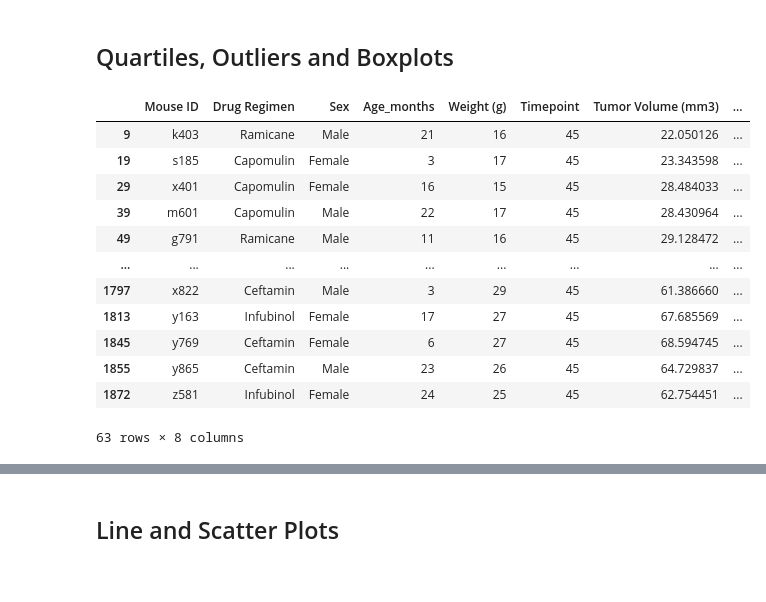
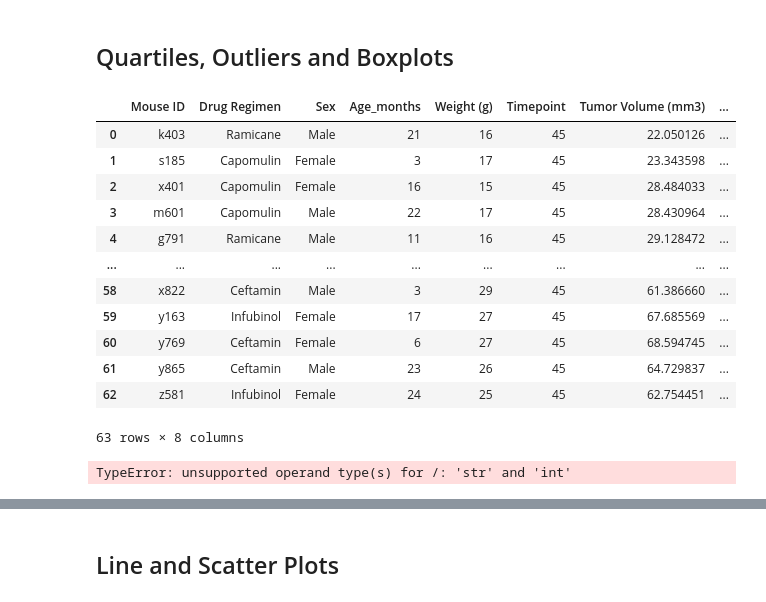
Before and after one commit to skumble27/matplotlib-challenge, a Jupyter notebook: Pymaceuticals/pymaceuticals_starter Draft7.ipynb, the cells around one changed output, grey strips where cells are left out. Cells and saved outputs as stored; diff of their text form; code cells hidden in the pictures.

```diff
--- a/Pymaceuticals/pymaceuticals_starter Draft7.ipynb
+++ b/Pymaceuticals/pymaceuticals_starter Draft7.ipynb
@@ -247,40 +248,54 @@ plt.show()
 # %%
 # Calculate the final tumor volume of each mouse across four of the treatment regimens:
 # Capomulin, Ramicane, Infubinol, and Ceftamin
 
-# Obtaining the relevant Data Frames
-drug_regimen = cleaned_mouse_study_data[((cleaned_mouse_study_data['Drug Regimen']=='Capomulin') | (cleaned_mouse_study_data['Drug Regimen']=='Ramicane') | (cleaned_mouse_study_data['Drug Regimen']=='Infubinol') | (cleaned_mouse_study_data['Drug Regimen']=='Ceftamin')) & (cleaned_mouse_study_data['Timepoint']==45)]
+# Obtaining the relevant Data Frame
 
-
-# #Ramicane, Infubinol, and Ceftamin
-
+# Based on the study protocol, the final day of measuring the tumor volume was on day 45 and therefore, a new data frame has been created and filtered based on drug and timepoint at 45.
 
 # Start by getting the last (greatest) timepoint for each mouse
 
 
+# Based on a preliminary observation of the dataframe, it appears that certain mice have been dropped from the study before the full completion of 45 days.
+
+drug_regimen = cleaned_mouse_study_data[((cleaned_mouse_study_data['Drug Regimen']=='Capomulin') | (cleaned_mouse_study_data['Drug Regimen']=='Ramicane') | (cleaned_mouse_study_data['Drug Regimen']=='Infubinol') | (cleaned_mouse_study_data['Drug Regimen']=='Ceftamin')) & (cleaned_mouse_study_data['Timepoint']==cleaned_mouse_study_data['Timepoint'].max())]
+
 # Merge this group df with the original dataframe to get the tumor volume at the last timepoint
 
-drug_regimen
+drug_regimen = drug_regimen.sort_values('Drug Regimen').reset_index().drop(columns=['index'])
+
+# Dataframes are being merged on several parameters that have remained consistend in all dataframes so far.
+updated_cleaned_mouse_study_data = pd.merge(cleaned_mouse_study_data,drug_regimen,on=['Mouse ID','Drug Regimen','Sex','Age_months','Weight (g)','Timepoint','Tumor Volume (mm3)','Metastatic Sites'], how='inner').dropna(how='any')
+
+updated_cleaned_mouse_study_data#.to_csv('data/update.csv')
 # %% [output]
 |  | Mouse ID | Drug Regimen | Sex | Age_months | Weight (g) | Timepoint | Tumor Volume (mm3) | ... |
-| 9 | k403 | Ramicane | Male | 21 | 16 | 45 | 22.050126 | ... |
-| 19 | s185 | Capomulin | Female | 3 | 17 | 45 | 23.343598 | ... |
-| 29 | x401 | Capomulin | Female | 16 | 15 | 45 | 28.484033 | ... |
-| 39 | m601 | Capomulin | Male | 22 | 17 | 45 | 28.430964 | ... |
-| 49 | g791 | Ramicane | Male | 11 | 16 | 45 | 29.128472 | ... |
+| 0 | k403 | Ramicane | Male | 21 | 16 | 45 | 22.050126 | ... |
+| 1 | s185 | Capomulin | Female | 3 | 17 | 45 | 23.343598 | ... |
+| 2 | x401 | Capomulin | Female | 16 | 15 | 45 | 28.484033 | ... |
+| 3 | m601 | Capomulin | Male | 22 | 17 | 45 | 28.430964 | ... |
+| 4 | g791 | Ramicane | Male | 11 | 16 | 45 | 29.128472 | ... |
 | ... | ... | ... | ... | ... | ... | ... | ... | ... |
-| 1797 | x822 | Ceftamin | Male | 3 | 29 | 45 | 61.386660 | ... |
-| 1813 | y163 | Infubinol | Female | 17 | 27 | 45 | 67.685569 | ... |
-| 1845 | y769 | Ceftamin | Female | 6 | 27 | 45 | 68.594745 | ... |
-| 1855 | y865 | Ceftamin | Male | 23 | 26 | 45 | 64.729837 | ... |
-| 1872 | z581 | Infubinol | Female | 24 | 25 | 45 | 62.754451 | ... |
+| 58 | x822 | Ceftamin | Male | 3 | 29 | 45 | 61.386660 | ... |
+| 59 | y163 | Infubinol | Female | 17 | 27 | 45 | 67.685569 | ... |
+| 60 | y769 | Ceftamin | Female | 6 | 27 | 45 | 68.594745 | ... |
+| 61 | y865 | Ceftamin | Male | 23 | 26 | 45 | 64.729837 | ... |
+| 62 | z581 | Infubinol | Female | 24 | 25 | 45 | 62.754451 | ... |
 63 rows × 8 columns
 # %%
 # Put treatments into a list for for loop (and later for plot labels)
+drug_treatment_average = updated_cleaned_mouse_study_data.groupby('Drug Regimen')['Tumor Volume (mm3)'].mean().reset_index()
 
+drug_list = []
+
+tumor_data = []
+
+for drug in drug_treatment_average['Drug Regimen']:
+    drug_list.append(drug)
 
 # Create empty list to fill with tumor vol data (for plotting)
-
+for tumor in drug_treatment_average['Tumor Volume (mm3)']:
+    tumor_data.append(tumor)
 
 # Calculate the IQR and quantitatively determine if there are any potential outliers.
 
@@ -292,5 +307,7 @@ drug_regimen
 
 
     # Determine outliers using upper and lower bounds
+# %% [output]
+TypeError: unsupported operand type(s) for /: 'str' and 'int'
 # %%
 # Generate a box plot of the final tumor volume of each mouse across four regimens of interest
```
Also changed, not shown: parts of 3 cells of this notebook, 1 other file.
